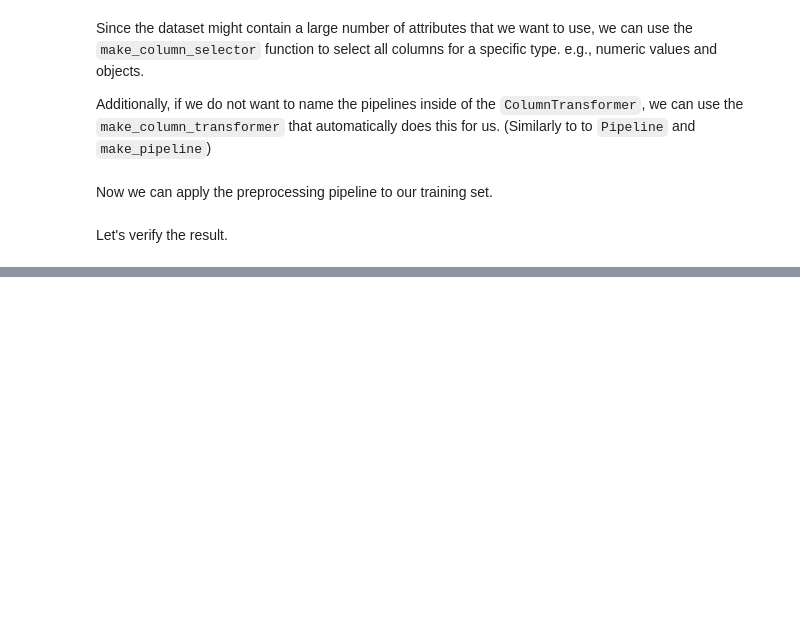
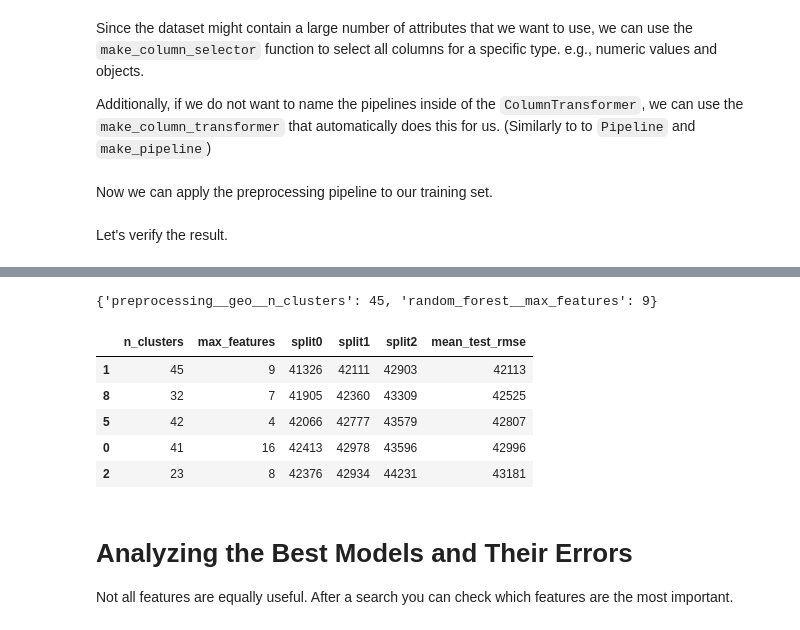
Before and after one commit to JohnnyElaine/handson-mlp, a Jupyter notebook: 02_end_to_end_machine_learning_project.ipynb, the cells around one changed output, grey strips where cells are left out. Drawn from its saved outputs; the diff is of its cells as text; code cells hidden in the pictures; blank space fills up the shorter version.

```diff
--- a/02_end_to_end_machine_learning_project.ipynb
+++ b/02_end_to_end_machine_learning_project.ipynb
@@ -507,0 +855,10 @@ housing_preprocessed_df.loc[null_rows_idx].head()
+# %%
+from sklearn.model_selection import RandomizedSearchCV
+from scipy.stats import randint
+
+param_distribs = {
+    'preprocessing__geo__n_clusters': randint(low=3, high=50),
+    'random_forest__max_features': randint(low=2, high=20)
+}
+rnd_search = RandomizedSearchCV( full_pipeline, param_distributions=param_distribs, n_iter=10, cv=3, scoring='neg_root_mean_squared_error', random_state=RANDOM)
+rnd_search.fit(housing, labels)
@@ -507,0 +881,17 @@ housing_preprocessed_df.loc[null_rows_idx].head()
+# %%
+rnd_search.best_params_
+# %% [output]
+{'preprocessing__geo__n_clusters': 45, 'random_forest__max_features': 9}
+# %%
+cv_res = convert_cv_result(rnd_search.cv_results_)
+cv_res.head()
+# %% [output]
+|  | n_clusters | max_features | split0 | split1 | split2 | mean_test_rmse |
+| 1 | 45 | 9 | 41326 | 42111 | 42903 | 42113 |
+| 8 | 32 | 7 | 41905 | 42360 | 43309 | 42525 |
+| 5 | 42 | 4 | 42066 | 42777 | 43579 | 42807 |
+| 0 | 41 | 16 | 42413 | 42978 | 43596 | 42996 |
+| 2 | 23 | 8 | 42376 | 42934 | 44231 | 43181 |
+# %% [markdown]
+# Analyzing the Best Models and Their Errors
+Not all features are equally useful. After a search you can check which features are the most important.
```
Also changed, not shown: parts of 54 cells of this notebook, 2 other files.
